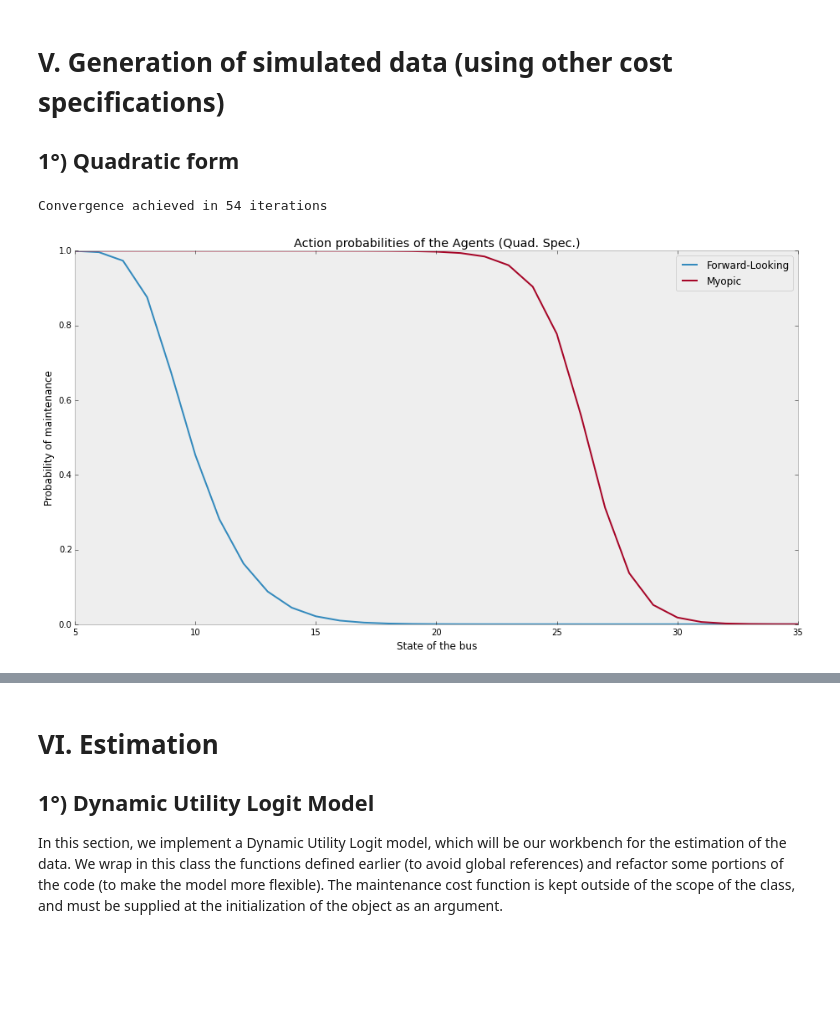
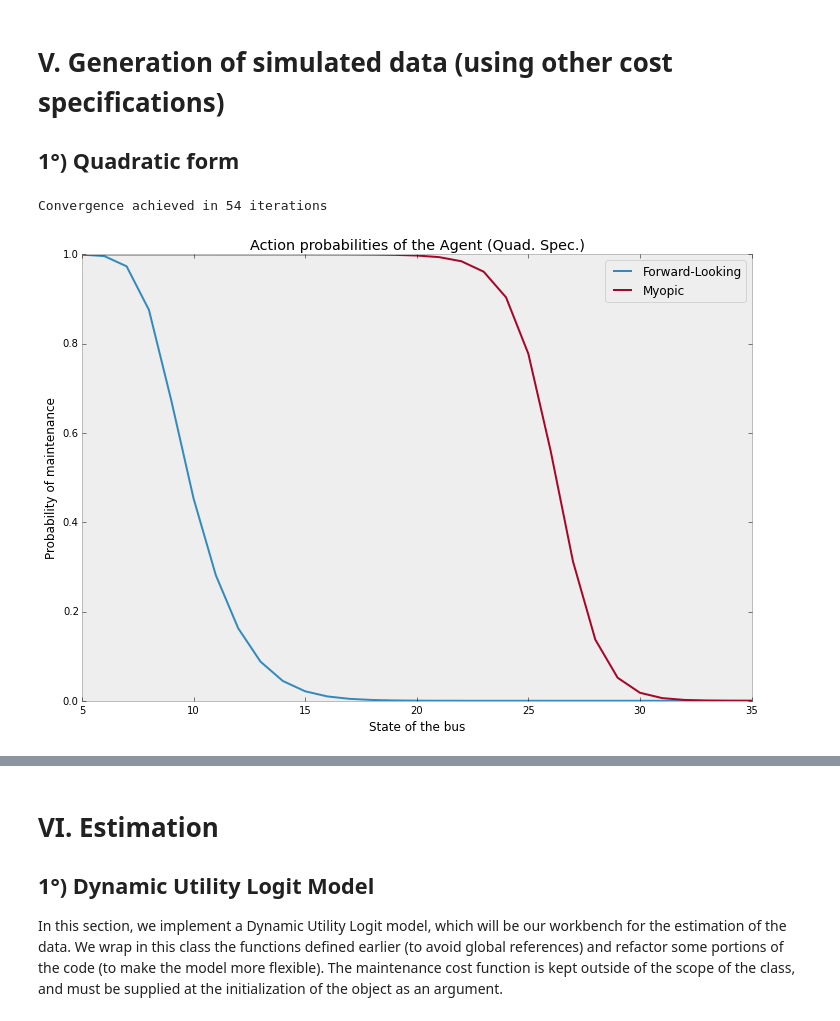
Before and after one commit to QuentinAndre/John-Rust-1987-Python, a Jupyter notebook: Data Generation and Likelihood Fit.ipynb, the cells around one changed output, grey strips where cells are left out. Cells and saved outputs as stored; diff of their text form; code cells hidden in the pictures; blank space fills up the shorter version.

```diff
--- a/Data Generation and Likelihood Fit.ipynb
+++ b/Data Generation and Likelihood Fit.ipynb
@@ -430,18 +430,18 @@ lin_dataframe.loc[n_bus+1:,["Choice", "State"]].to_csv("Datasets\Lin_Dataset.csv
 # %%
 params_quad = (rc, theta1_1, theta1_2)
 p = (p_x0, p_x1, p_x2)
 quad_forward, quad_myopic = contraction_mapping(S=70, p=p, MF=quad_cost, params=params_quad, beta = 0.75)
 pchoice = quad_forward.T[0]
 plt.plot(quad_forward.T[0])
 plt.plot(quad_myopic.T[0])
 plt.ylabel("Probability of maintenance")
 plt.xlabel("State of the bus")
 plt.legend(["Forward-Looking", "Myopic"])
 plt.xlim(5, 35)
-plt.title("Action probabilities of the Agents (Quad. Spec.)");
+plt.title("Action probabilities of the Agent (Quad. Spec.)");
 # %% [output]
 Convergence achieved in 54 iterations
-[figure, old version]
+[figure, new version]
 # %%
 n_bus = 1000
 bus_array = np.hstack((np.linspace(1, n_bus, n_bus).reshape(-1, 1), np.zeros((n_bus, 3))))
```
Also changed, not shown: parts of 28 cells of this notebook, 4 other files.
